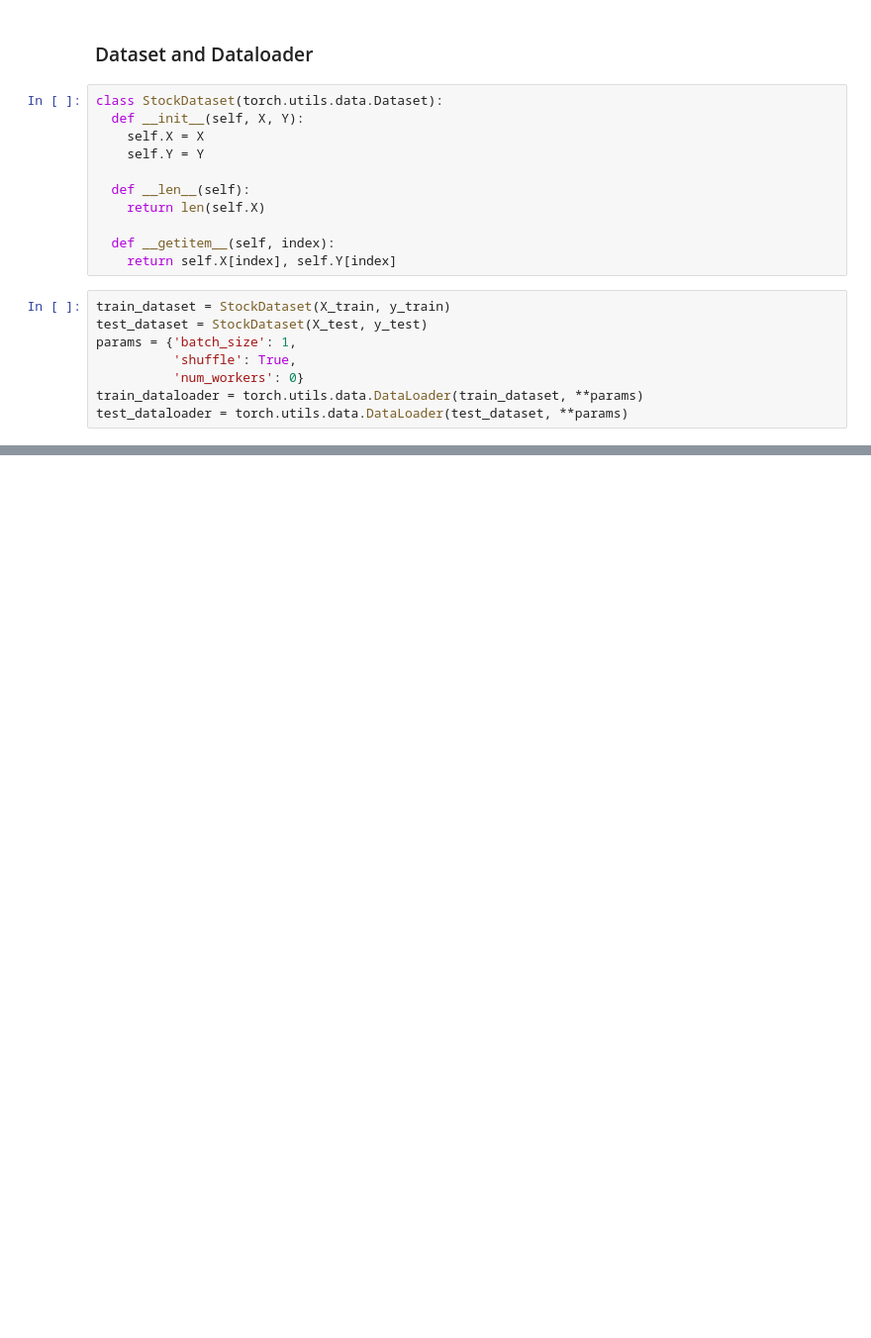
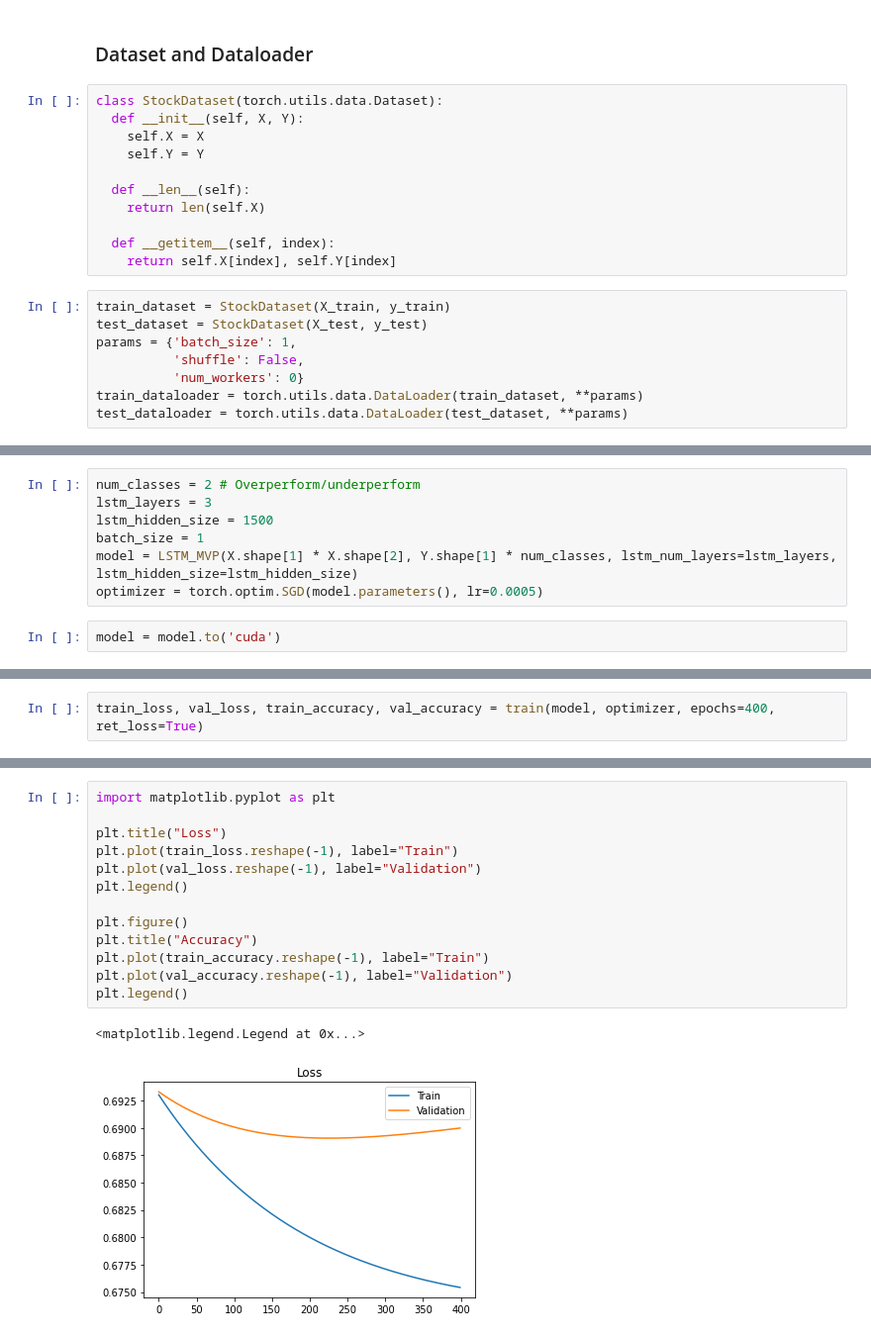
Before and after one commit to RobertSmithers/IndustryPricePrediction, a Jupyter notebook: train.ipynb, the cells around one changed output, grey strips where cells are left out. Shown at 99% size. Saved outputs shown, nothing was run; the diff lists cells and outputs as text; blank space fills up the shorter version.

Commit message:
Models with minor results

```diff
--- a/train.ipynb
+++ b/train.ipynb
@@ -171,7 +150,7 @@ class StockDataset(torch.utils.data.Dataset):
 train_dataset = StockDataset(X_train, y_train)
 test_dataset = StockDataset(X_test, y_test)
 params = {'batch_size': 1,
-          'shuffle': True,
+          'shuffle': False,
           'num_workers': 0}
 train_dataloader = torch.utils.data.DataLoader(train_dataset, **params)
 test_dataloader = torch.utils.data.DataLoader(test_dataset, **params)
@@ -221,0 +164,9 @@ out = model(X_train[0].float())
+# %%
+num_classes = 2 # Overperform/underperform
+lstm_layers = 3
+lstm_hidden_size = 1500
+batch_size = 1
+model = LSTM_MVP(X.shape[1] * X.shape[2], Y.shape[1] * num_classes, lstm_num_layers=lstm_layers, lstm_hidden_size=lstm_hidden_size)
+optimizer = torch.optim.SGD(model.parameters(), lr=0.0005)
+# %%
+model = model.to('cuda')
@@ -221,0 +278,2 @@ out = model(X_train[0].float())
+# %%
+train_loss, val_loss, train_accuracy, val_accuracy = train(model, optimizer, epochs=400, ret_loss=True)
@@ -221,0 +290,16 @@ out = model(X_train[0].float())
+# %%
+import matplotlib.pyplot as plt
+
+plt.title("Loss")
+plt.plot(train_loss.reshape(-1), label="Train")
+plt.plot(val_loss.reshape(-1), label="Validation")
+plt.legend()
+
+plt.figure()
+plt.title("Accuracy")
+plt.plot(train_accuracy.reshape(-1), label="Train")
+plt.plot(val_accuracy.reshape(-1), label="Validation")
+plt.legend()
+# %% [output]
+<matplotlib.legend.Legend at 0x...>
+[figure, added]
```
Also changed, not shown: parts of 11 cells of this notebook, 4 other files.
